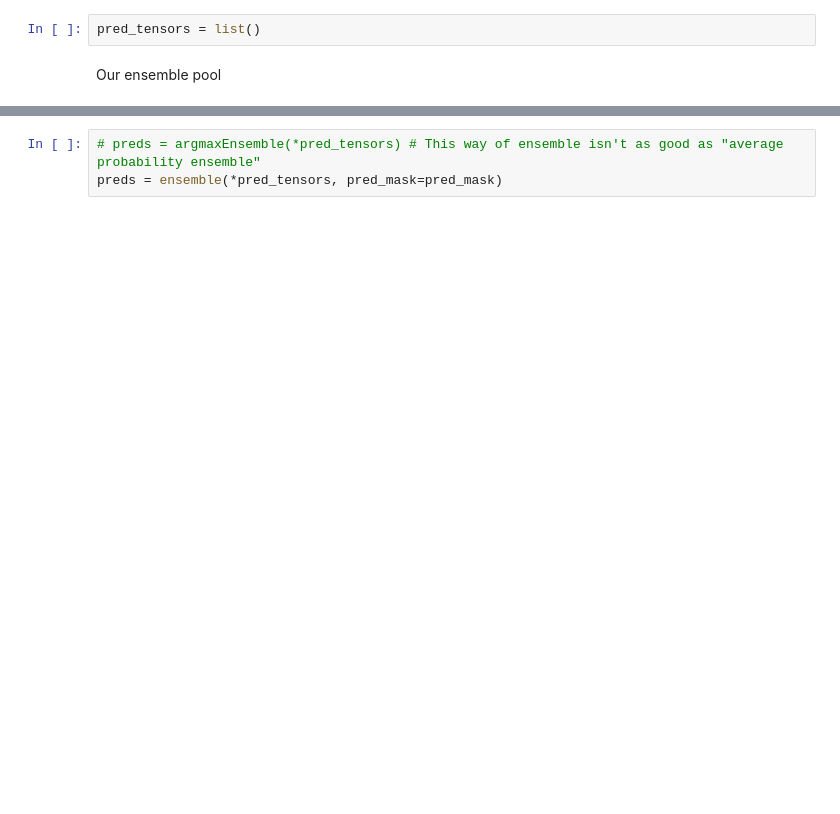
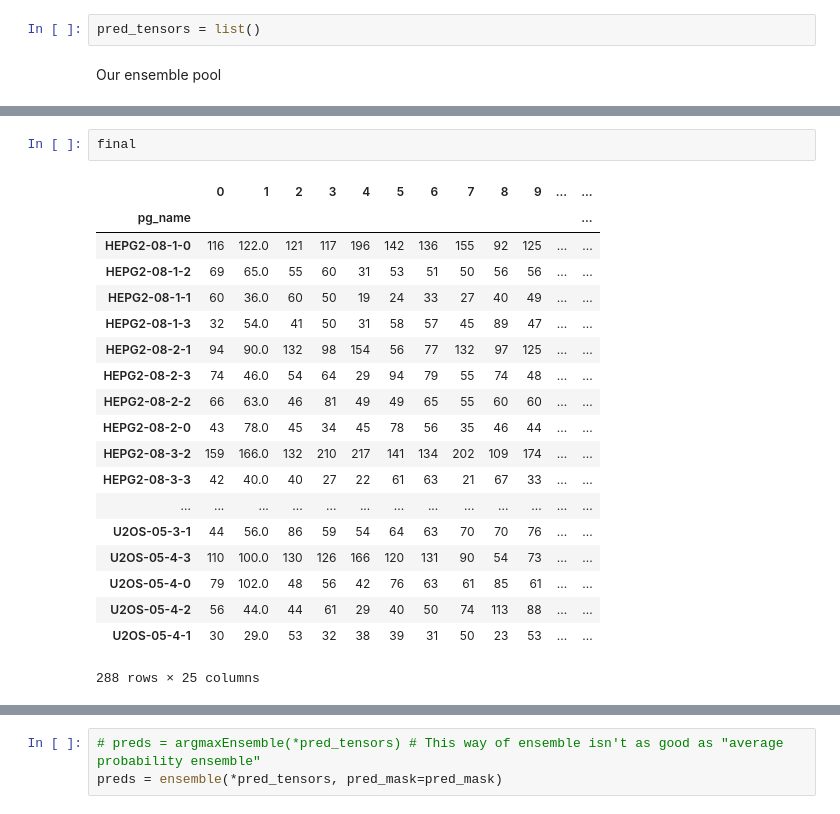
Before and after one commit to raynardj/python4ml, a Jupyter notebook: experiments/rcic/rcic-fastai-ensemble_v5-b5.ipynb, the cells around one changed output, grey strips where cells are left out. Drawn from its saved outputs; the diff is of its cells as text; blank space fills up the shorter version.

```diff
--- a/experiments/rcic/rcic-fastai-ensemble_v5-b5.ipynb
+++ b/experiments/rcic/rcic-fastai-ensemble_v5-b5.ipynb
@@ -431,0 +496,22 @@ print(pred_mask.mean())
+# %%
+final
+# %% [output]
+|  | 0 | 1 | 2 | 3 | 4 | 5 | 6 | 7 | 8 | 9 | ... | ... |
+| pg_name |  |  |  |  |  |  |  |  |  |  |  | ... |
+| HEPG2-08-1-0 | 116 | 122.0 | 121 | 117 | 196 | 142 | 136 | 155 | 92 | 125 | ... | ... |
+| HEPG2-08-1-2 | 69 | 65.0 | 55 | 60 | 31 | 53 | 51 | 50 | 56 | 56 | ... | ... |
+| HEPG2-08-1-1 | 60 | 36.0 | 60 | 50 | 19 | 24 | 33 | 27 | 40 | 49 | ... | ... |
+| HEPG2-08-1-3 | 32 | 54.0 | 41 | 50 | 31 | 58 | 57 | 45 | 89 | 47 | ... | ... |
+| HEPG2-08-2-1 | 94 | 90.0 | 132 | 98 | 154 | 56 | 77 | 132 | 97 | 125 | ... | ... |
+| HEPG2-08-2-3 | 74 | 46.0 | 54 | 64 | 29 | 94 | 79 | 55 | 74 | 48 | ... | ... |
+| HEPG2-08-2-2 | 66 | 63.0 | 46 | 81 | 49 | 49 | 65 | 55 | 60 | 60 | ... | ... |
+| HEPG2-08-2-0 | 43 | 78.0 | 45 | 34 | 45 | 78 | 56 | 35 | 46 | 44 | ... | ... |
+| HEPG2-08-3-2 | 159 | 166.0 | 132 | 210 | 217 | 141 | 134 | 202 | 109 | 174 | ... | ... |
+| HEPG2-08-3-3 | 42 | 40.0 | 40 | 27 | 22 | 61 | 63 | 21 | 67 | 33 | ... | ... |
+| ... | ... | ... | ... | ... | ... | ... | ... | ... | ... | ... | ... | ... |
+| U2OS-05-3-1 | 44 | 56.0 | 86 | 59 | 54 | 64 | 63 | 70 | 70 | 76 | ... | ... |
+| U2OS-05-4-3 | 110 | 100.0 | 130 | 126 | 166 | 120 | 131 | 90 | 54 | 73 | ... | ... |
+| U2OS-05-4-0 | 79 | 102.0 | 48 | 56 | 42 | 76 | 63 | 61 | 85 | 61 | ... | ... |
+| U2OS-05-4-2 | 56 | 44.0 | 44 | 61 | 29 | 40 | 50 | 74 | 113 | 88 | ... | ... |
+| U2OS-05-4-1 | 30 | 29.0 | 53 | 32 | 38 | 39 | 31 | 50 | 23 | 53 | ... | ... |
+288 rows × 25 columns
```
Also changed, not shown: parts of 23 cells of this notebook.
